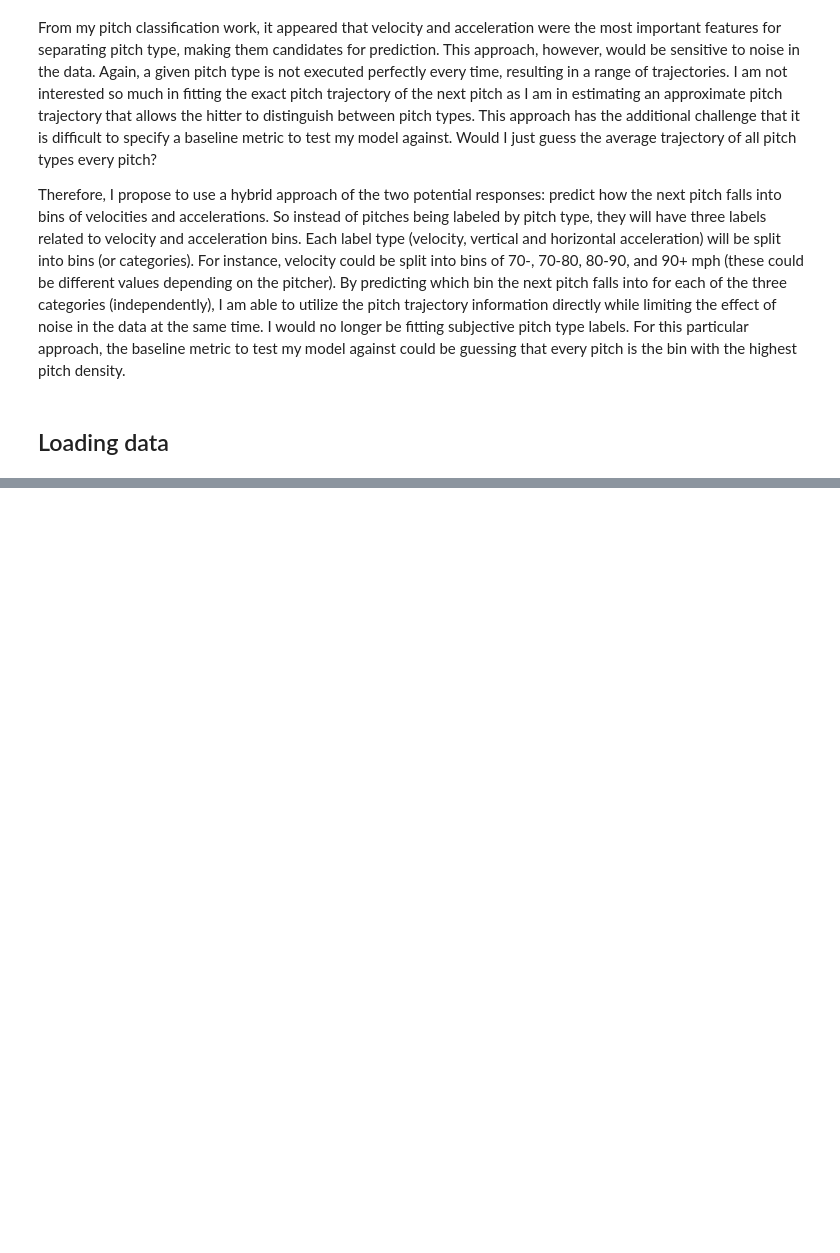
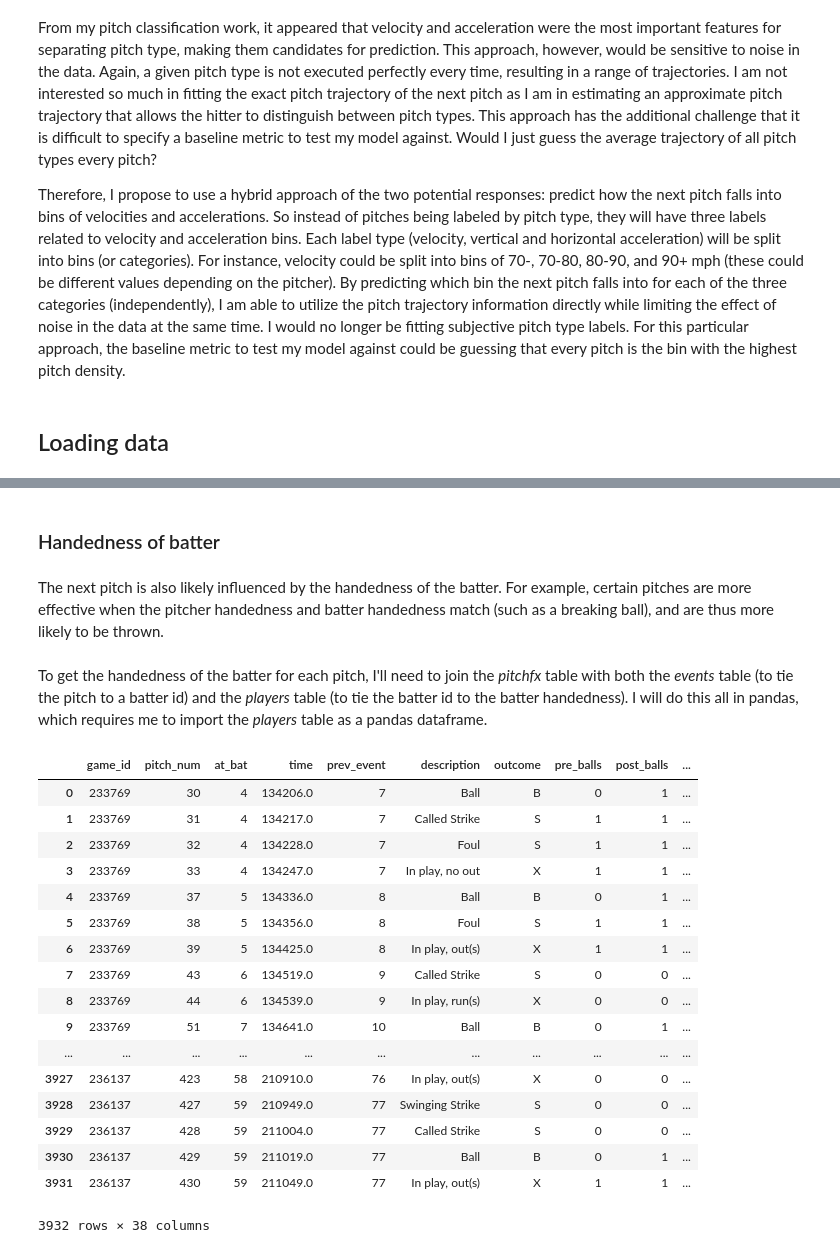
Before and after one commit to jasonpchang/pitchfx_sql, a Jupyter notebook: Notebooks/pitch_prediction.ipynb, the cells around one changed output, grey strips where cells are left out. Drawn from its saved outputs; the diff is of its cells as text; code cells hidden in the pictures; blank space fills up the shorter version.

```diff
--- a/Notebooks/pitch_prediction.ipynb
+++ b/Notebooks/pitch_prediction.ipynb
@@ -133,11 +40,15 @@ dbname = "../dat/pitchfx2008.db"
 db = sqlite3.connect(dbname)
 hdb = db.cursor()
 
+# import classes
+sys.path.append('../src')
+from Player import Player
+
 # create player object
 bz = Player("Barry Zito")
 
 # grab pitches
-bz_pitches = bz.pitches(db)
+bz_pitches = bz.pitches(db, clean=1)
 # grab events
 bz_events = bz.pitch_events(db)
 # grab games
@@ -165,20 +55,0 @@ bz_games
-# %%
-# import classes
-sys.path.append('../src')
-from Player import Player
-
-# specify database name
-dbname = "../dat/pitchfx2008.db"
-
-# connect to the sqlite3 database
-db = sqlite3.connect(dbname)
-hdb = db.cursor()
-
-# create player object
-bz = Player("Barry Zito")
-
-# grab pitches
-bz_pitches = bz.pitches(db)
-# grab events
-bz_events = bz.pitch_events(db)
-# grab
@@ -184,0 +69,6 @@ bz_events = bz.pitch_events(db)
+# %% [markdown]
+### Handedness of batter
+# %% [markdown]
+The next pitch is also likely influenced by the handedness of the batter. For example, certain pitches are more effective when the pitcher handedness and batter handedness match (such as a breaking ball), and are thus more likely to be thrown.
+# %% [markdown]
+To get the handedness of the batter for each pitch, I'll need to join the *pitchfx* table with both the *events* table (to tie the pitch to a batter id) and the *players* table (to tie the batter id to the batter handedness). I will do this all in pandas, which requires me to import the *players* table as a pandas dataframe.
@@ -184,0 +81,27 @@ bz_events = bz.pitch_events(db)
+# %%
+# merge tables to get the batter handedness for each pitch
+#handedness = bz_pitches.merge(bz_events, on=['game_id', 'event_id'])
+handedness = bz_pitches.merge(bz_events[['game_id', 'event_id', 'batter_id']],
+                              left_on=['game_id', 'prev_event'],
+                              right_on=['game_id', 'event_id'])
+# %%
+handedness
+# %% [output]
+|  | game_id | pitch_num | at_bat | time | prev_event | description | outcome | pre_balls | post_balls | ... |
+| 0 | 233769 | 30 | 4 | 134206.0 | 7 | Ball | B | 0 | 1 | ... |
+| 1 | 233769 | 31 | 4 | 134217.0 | 7 | Called Strike | S | 1 | 1 | ... |
+| 2 | 233769 | 32 | 4 | 134228.0 | 7 | Foul | S | 1 | 1 | ... |
+| 3 | 233769 | 33 | 4 | 134247.0 | 7 | In play, no out | X | 1 | 1 | ... |
+| 4 | 233769 | 37 | 5 | 134336.0 | 8 | Ball | B | 0 | 1 | ... |
+| 5 | 233769 | 38 | 5 | 134356.0 | 8 | Foul | S | 1 | 1 | ... |
+| 6 | 233769 | 39 | 5 | 134425.0 | 8 | In play, out(s) | X | 1 | 1 | ... |
+| 7 | 233769 | 43 | 6 | 134519.0 | 9 | Called Strike | S | 0 | 0 | ... |
+| 8 | 233769 | 44 | 6 | 134539.0 | 9 | In play, run(s) | X | 0 | 0 | ... |
+| 9 | 233769 | 51 | 7 | 134641.0 | 10 | Ball | B | 0 | 1 | ... |
+| ... | ... | ... | ... | ... | ... | ... | ... | ... | ... | ... |
+| 3927 | 236137 | 423 | 58 | 210910.0 | 76 | In play, out(s) | X | 0 | 0 | ... |
+| 3928 | 236137 | 427 | 59 | 210949.0 | 77 | Swinging Strike | S | 0 | 0 | ... |
+| 3929 | 236137 | 428 | 59 | 211004.0 | 77 | Called Strike | S | 0 | 0 | ... |
+| 3930 | 236137 | 429 | 59 | 211019.0 | 77 | Ball | B | 0 | 1 | ... |
+| 3931 | 236137 | 430 | 59 | 211049.0 | 77 | In play, out(s) | X | 1 | 1 | ... |
+3932 rows × 38 columns
```
Also changed, not shown: parts of 12 cells of this notebook.
